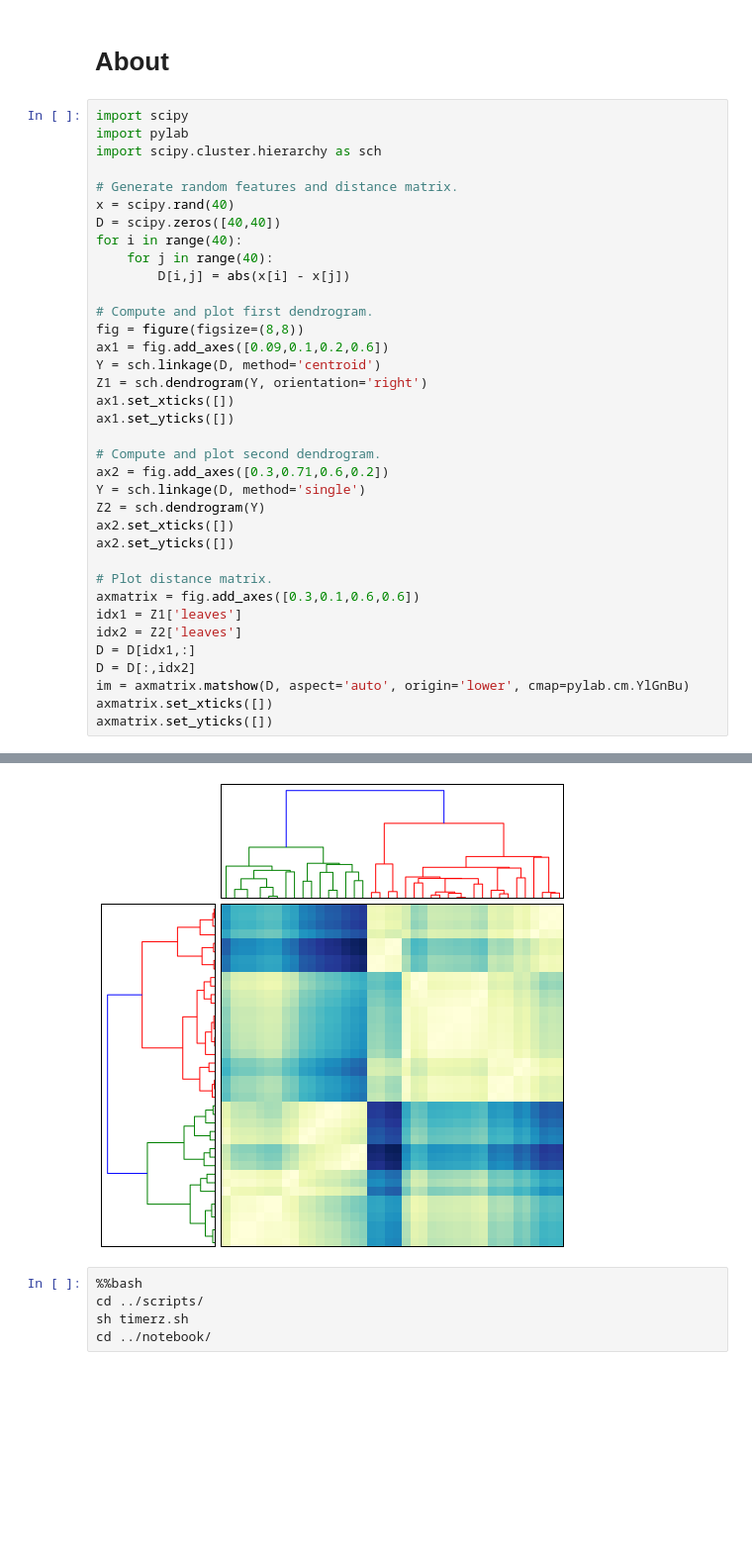
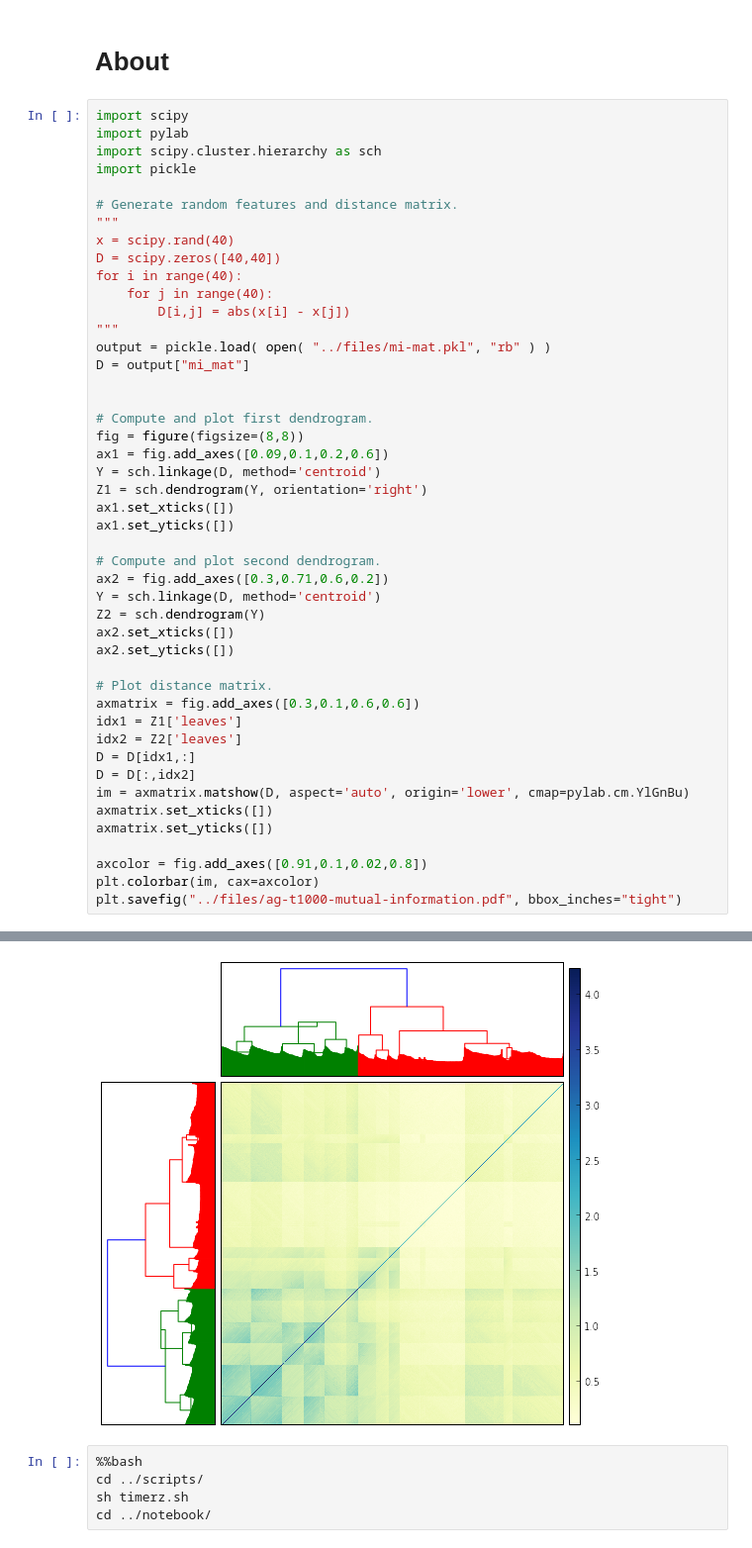
Before and after one commit to gditzler/BigLS2014-Code, a Jupyter notebook: notebook/SubsetSelectionTimes.ipynb, the cells around one changed output, grey strips where cells are left out. Shown at 99% size. Cells and saved outputs as stored; diff of their text form; blank space fills up the shorter version.

```diff
--- a/notebook/SubsetSelectionTimes.ipynb
+++ b/notebook/SubsetSelectionTimes.ipynb
@@ -4,13 +4,19 @@
 import scipy
 import pylab
 import scipy.cluster.hierarchy as sch
+import pickle
 
 # Generate random features and distance matrix.
+"""
 x = scipy.rand(40)
 D = scipy.zeros([40,40])
 for i in range(40):
     for j in range(40):
         D[i,j] = abs(x[i] - x[j])
+"""
+output = pickle.load( open( "../files/mi-mat.pkl", "rb" ) )
+D = output["mi_mat"]
+
 
 # Compute and plot first dendrogram.
 fig = figure(figsize=(8,8))
@@ -22,7 +28,7 @@ ax1.set_yticks([])
 
 # Compute and plot second dendrogram.
 ax2 = fig.add_axes([0.3,0.71,0.6,0.2])
-Y = sch.linkage(D, method='single')
+Y = sch.linkage(D, method='centroid')
 Z2 = sch.dendrogram(Y)
 ax2.set_xticks([])
 ax2.set_yticks([])
@@ -36,4 +42,8 @@ D = D[:,idx2]
 im = axmatrix.matshow(D, aspect='auto', origin='lower', cmap=pylab.cm.YlGnBu)
 axmatrix.set_xticks([])
 axmatrix.set_yticks([])
+
+axcolor = fig.add_axes([0.91,0.1,0.02,0.8])
+plt.colorbar(im, cax=axcolor)
+plt.savefig("../files/ag-t1000-mutual-information.pdf", bbox_inches="tight")
 # %% [output]
@@ -41,4 +50,4 @@ axmatrix.set_yticks([])
-[figure, old version]
+[figure, new version]
 # %%
 %%bash
 cd ../scripts/
```
Also changed, not shown: parts of 1 cell of this notebook, 4 other files.
